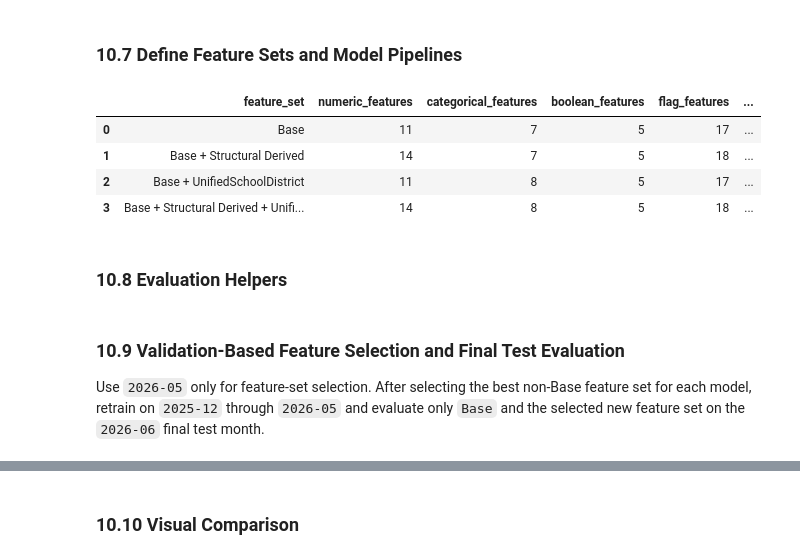
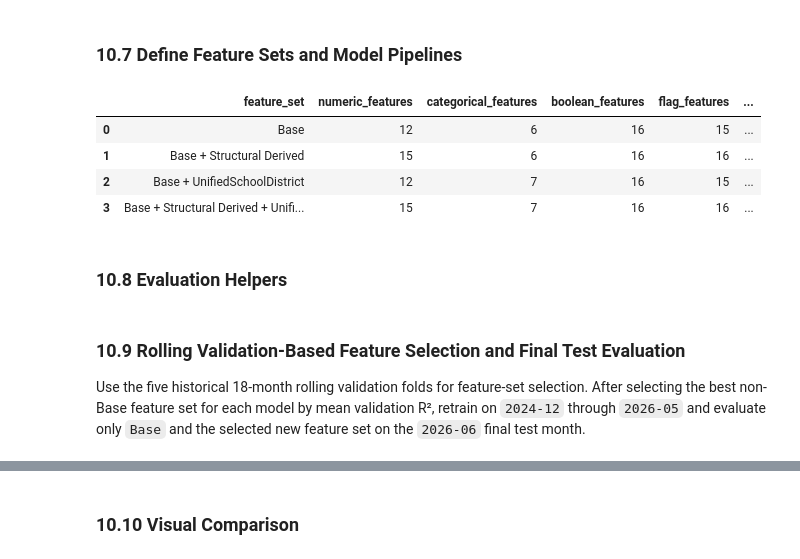
Before and after one commit to syp4137/idx-california-price-prediction, a Jupyter notebook: notebooks/04_model_comparison.ipynb, the cells around one changed output, grey strips where cells are left out. Saved outputs shown, nothing was run; the diff lists cells and outputs as text; code cells hidden in the pictures.

Commit message:
Update rolling validation based feature selection

```diff
--- a/notebooks/04_model_comparison.ipynb
+++ b/notebooks/04_model_comparison.ipynb
@@ -173,11 +177,22 @@ count_numeric_cols = [
     "GarageSpaces",
     "ParkingTotal",
     "Stories",
+    "Flooring_material_count",
 ]
 numeric_cols = continuous_numeric_cols + count_numeric_cols
-boolean_cols = ["ViewYN", "PoolPrivateYN", "AttachedGarageYN", "FireplaceYN", "NewConstructionYN"]
-categorical_cols = ["City", "CountyOrParish", "PostalCode", "MLSAreaMajor", "Levels", "Flooring", "HighSchoolDistrict"]
-flag_cols = [col for col in final_train_df_raw.columns if col.endswith("_missing") or col == "invalid_coordinates_flag"]
+boolean_cols = ["ViewYN", "PoolPrivateYN", "AttachedGarageYN", "FireplaceYN", "NewConstructionYN", "Flooring_Carpet", "Flooring_Tile", "Flooring_Wood", "Flooring_Laminate", "Flooring_Vinyl", "Flooring_Stone", "Flooring_Concrete", "Flooring_Bamboo", "Flooring_Brick", "Flooring_SeeRemarks", "Flooring_multiple_materials_flag"]
+categorical_cols = ["City", "CountyOrParish", "PostalCode", "MLSAreaMajor", "Levels", "HighSchoolDistrict"]
+LOCATION_QUALITY_FLAG_COLS = [
+    "Latitude_missing",
+    "Longitude_missing",
+    "invalid_coordinates_flag",
+    "PostalCode_format_issue_flag",
+]
+flag_cols = [
+    col for col in final_train_df_raw.columns
+    if (col.endswith("_missing") or col == "invalid_coordinates_flag")
+    and col not in LOCATION_QUALITY_FLAG_COLS
+]
 
 numeric_cols = [col for col in numeric_cols if col in final_train_df_raw.columns]
 boolean_cols = [col for col in boolean_cols if col in final_train_df_raw.columns]
@@ -1126,15 +1184,20 @@ base_count_numeric_cols = [
     "GarageSpaces",
     "ParkingTotal",
     "Stories",
+    "Flooring_material_count",
 ]
 base_numeric_cols = base_continuous_numeric_cols + base_count_numeric_cols
 base_structural_numeric_cols = [
     col for col in base_numeric_cols
     if col != "YearBuilt"
 ] + structural_model_numeric_cols
-base_boolean_cols = ["ViewYN", "PoolPrivateYN", "AttachedGarageYN", "FireplaceYN", "NewConstructionYN"]
-base_categorical_cols = ["City", "CountyOrParish", "PostalCode", "MLSAreaMajor", "Levels", "Flooring", "HighSchoolDistrict"]
-base_flag_cols = [col for col in engineered_df.columns if col.endswith("_missing") or col == "invalid_coordinates_flag"]
+base_boolean_cols = ["ViewYN", "PoolPrivateYN", "AttachedGarageYN", "FireplaceYN", "NewConstructionYN", "Flooring_Carpet", "Flooring_Tile", "Flooring_Wood", "Flooring_Laminate", "Flooring_Vinyl", "Flooring_Stone", "Flooring_Concrete", "Flooring_Bamboo", "Flooring_Brick", "Flooring_SeeRemarks", "Flooring_multiple_materials_flag"]
+base_categorical_cols = ["City", "CountyOrParish", "PostalCode", "MLSAreaMajor", "Levels", "HighSchoolDistrict"]
+base_flag_cols = [
+    col for col in engineered_df.columns
+    if (col.endswith("_missing") or col == "invalid_coordinates_flag")
+    and col not in LOCATION_QUALITY_FLAG_COLS
+]
 school_categorical_cols = ["UnifiedSchoolDistrict"]
 
 
@@ -1170,7 +1233,12 @@ feature_sets = {
 }
 
 
-def build_feature_set_preprocessing_pipeline(feature_config, df, scale_numeric=True):
+def build_feature_set_preprocessing_pipeline(
+    feature_config,
+    df,
+    scale_numeric=True,
+    high_cardinality_min_frequency=HIGH_CARDINALITY_MIN_FREQUENCY,
+):
     numeric_features = available(feature_config["numeric"], df)
     categorical_features = available(feature_config["categorical"], df)
     boolean_features = available(feature_config["boolean"], df)
@@ -1180,12 +1248,18 @@ def build_feature_set_preprocessing_pipeline(feature_config, df, scale_numeric=T
     if scale_numeric:
         numeric_steps.append(("scaler", StandardScaler()))
 
+    high_cardinality_features, regular_categorical_features = split_categorical_features(categorical_features)
+
     transformers = [
         ("num", Pipeline(steps=numeric_steps), numeric_features),
-        ("cat", Pipeline(steps=[
+        ("high_cat", Pipeline(steps=[
             ("imputer", SimpleImputer(strategy="constant", fill_value="__missing__")),
-            ("onehot", make_onehot_encoder()),
-        ]), categorical_features),
+            ("onehot", make_high_cardinality_encoder(high_cardinality_min_frequency)),
+        ]), high_cardinality_features),
+        ("regular_cat", Pipeline(steps=[
+            ("imputer", SimpleImputer(strategy="constant", fill_value="__missing__")),
+            ("onehot", make_regular_onehot_encoder()),
+        ]), regular_categorical_features),
         ("bool", Pipeline(steps=[("imputer", SimpleImputer(strategy="most_frequent"))]), boolean_features),
         ("flag", Pipeline(steps=[("imputer", SimpleImputer(strategy="constant", fill_value=0))]), flag_features),
     ]
@@ -1198,9 +1272,20 @@ def build_feature_set_preprocessing_pipeline(feature_config, df, scale_numeric=T
     )
 
 
-def build_feature_set_model_pipeline(estimator, feature_config, df, scale_numeric=True):
+def build_feature_set_model_pipeline(
+    estimator,
+    feature_config,
+    df,
+    scale_numeric=True,
+    high_cardinality_min_frequency=HIGH_CARDINALITY_MIN_FREQUENCY,
+):
     return Pipeline([
-        ("preprocess", build_feature_set_preprocessing_pipeline(feature_config, df, scale_numeric=scale_numeric)),
+        ("preprocess", build_feature_set_preprocessing_pipeline(
+            feature_config,
+            df,
+            scale_numeric=scale_numeric,
+            high_cardinality_min_frequency=high_cardinality_min_frequency,
+        )),
         ("model", estimator),
     ])
 
@@ -1215,37 +1300,37 @@ def count_encoded_features(feature_config, df):
     preprocessor = build_feature_set_preprocessing_pipeline(feature_config, df, scale_numeric=False)
     preprocessor.fit(df[cols])
     try:
         return len(preprocessor.get_feature_names_out())
     except Exception:
         return preprocessor.transform(df[cols].head(1)).shape[1]
 
 
 feature_set_summary = []
 for feature_set, config in feature_sets.items():
     numeric_features = available(config["numeric"], engineered_df)
     categorical_features = available(config["categorical"], engineered_df)
     boolean_features = available(config["boolean"], engineered_df)
     flag_features = available(config["flag"], engineered_df)
     total_raw_features = len(numeric_features) + len(categorical_features) + len(boolean_features) + len(flag_features)
     feature_set_summary.append({
         "feature_set": feature_set,
         "numeric_features": len(numeric_features),
         "categorical_features": len(categorical_features),
         "boolean_features": len(boolean_features),
         "flag_features": len(flag_features),
         "total_raw_features": total_raw_features,
         "encoded_features_after_preprocessing": count_encoded_features(config, engineered_df),
     })
 
 feature_set_summary_df = pd.DataFrame(feature_set_summary)
 feature_set_summary_df.to_csv(WEEK6_OUTPUT_DIR / "feature_set_summary.csv", index=False)
 display(feature_set_summary_df)
 # %% [output]
 |  | feature_set | numeric_features | categorical_features | boolean_features | flag_features | ... |
-| 0 | Base | 11 | 7 | 5 | 17 | ... |
-| 1 | Base + Structural Derived | 14 | 7 | 5 | 18 | ... |
-| 2 | Base + UnifiedSchoolDistrict | 11 | 8 | 5 | 17 | ... |
-| 3 | Base + Structural Derived + Unifi... | 14 | 8 | 5 | 18 | ... |
+| 0 | Base | 12 | 6 | 16 | 15 | ... |
+| 1 | Base + Structural Derived | 15 | 6 | 16 | 16 | ... |
+| 2 | Base + UnifiedSchoolDistrict | 12 | 7 | 16 | 15 | ... |
+| 3 | Base + Structural Derived + Unifi... | 15 | 7 | 16 | 16 | ... |
 # %% [markdown]
 ### 10.8 Evaluation Helpers
 # %%
@@ -1276,9 +1361,9 @@ feature_engineering_model_specs = {
     },
 }
 # %% [markdown]
-### 10.9 Validation-Based Feature Selection and Final Test Evaluation
+### 10.9 Rolling Validation-Based Feature Selection and Final Test Evaluation
 
-Use `2026-05` only for feature-set selection. After selecting the best non-Base feature set for each model, retrain on `2025-12` through `2026-05` and evaluate only `Base` and the selected new feature set on the `2026-06` final test month.
+Use the five historical 18-month rolling validation folds for feature-set selection. After selecting the best non-Base feature set for each model by mean validation R², retrain on `2024-12` through `2026-05` and evaluate only `Base` and the selected new feature set on the `2026-06` final test month.
 # %%
 def engineered_split_path(source_path):
     return ENGINEERED_SPLIT_DIR / source_path.name.replace("_cleaned.csv", "_engineered.csv")
```
Also changed, not shown: parts of 23 cells of this notebook.
